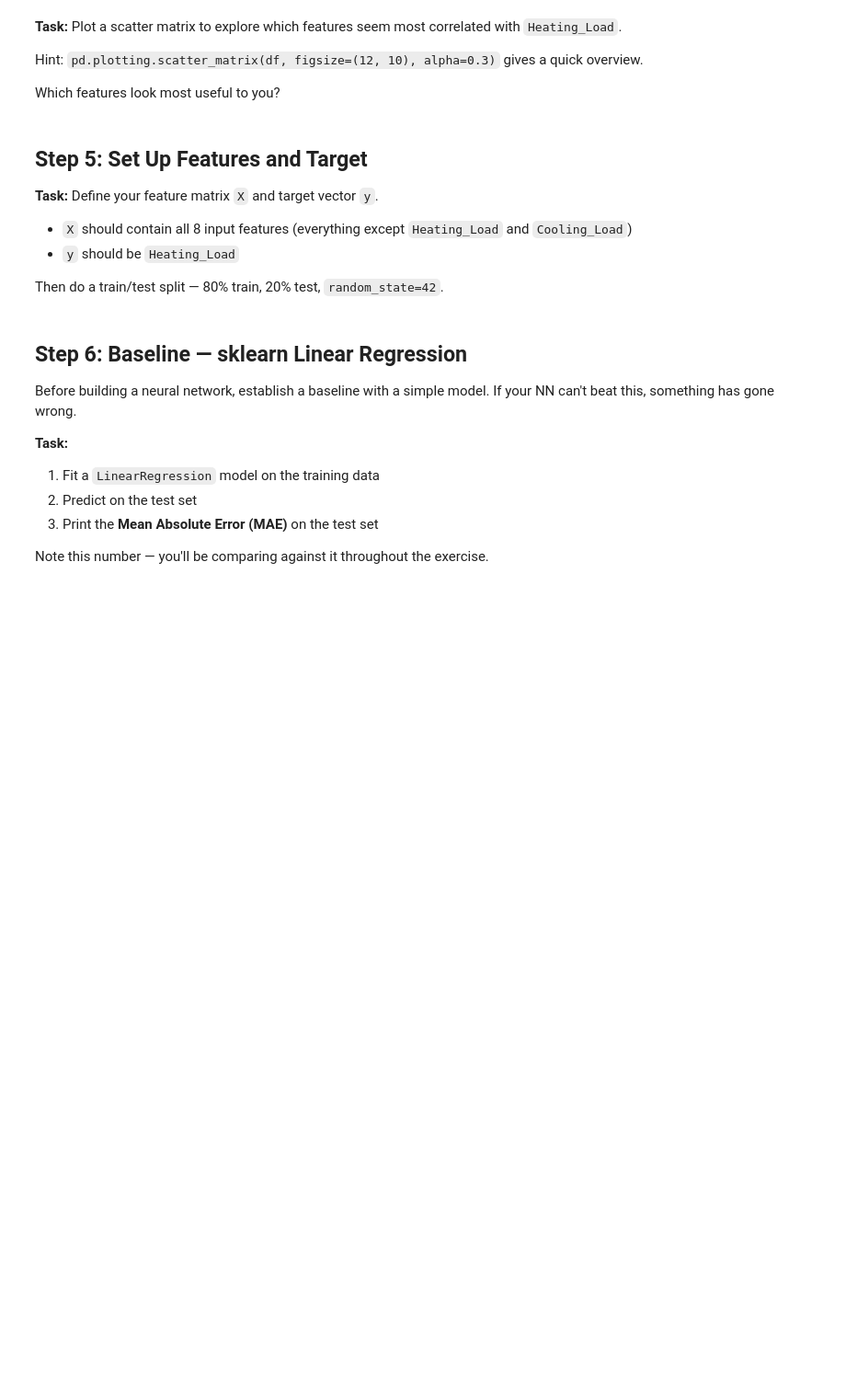
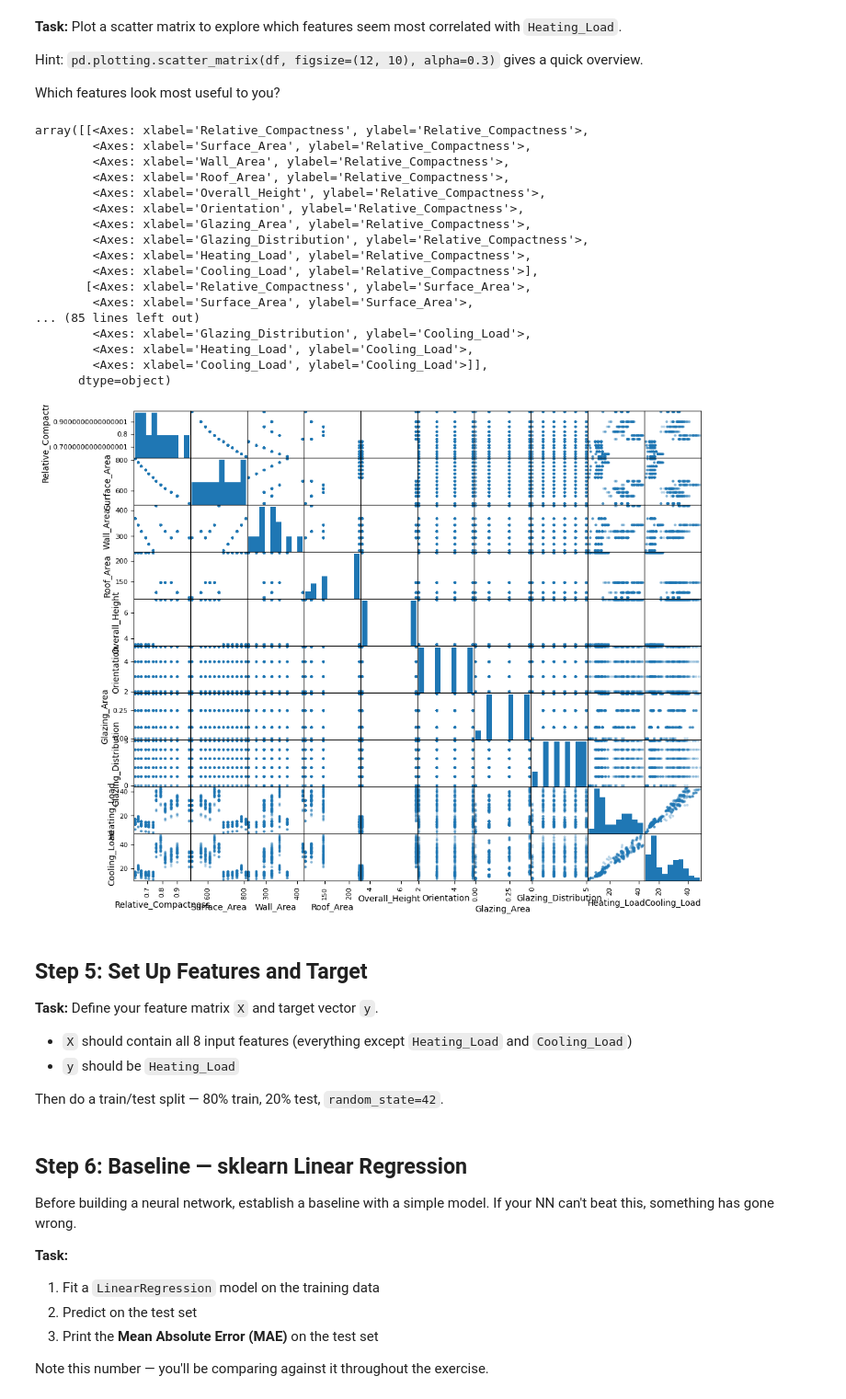
Before and after one commit to ArielCNunes/ML_Labs, a Jupyter notebook: lab-8/Energy_Efficiency_NN_Exercise.ipynb, the cells around one changed output. Shown at 92% size. Saved outputs shown, nothing was run; the diff lists cells and outputs as text; code cells hidden in the pictures; blank space fills up the shorter version.

```diff
--- a/lab-8/Energy_Efficiency_NN_Exercise.ipynb
+++ b/lab-8/Energy_Efficiency_NN_Exercise.ipynb
@@ -87,7 +154,26 @@ Hint: `pd.plotting.scatter_matrix(df, figsize=(12, 10), alpha=0.3)` gives a quic
 
 Which features look most useful to you?
 # %%
-# your code here
+pd.plotting.scatter_matrix(df, figsize=(12, 10), alpha=0.3)
+# %% [output]
+array([[<Axes: xlabel='Relative_Compactness', ylabel='Relative_Compactness'>,
+        <Axes: xlabel='Surface_Area', ylabel='Relative_Compactness'>,
+        <Axes: xlabel='Wall_Area', ylabel='Relative_Compactness'>,
+        <Axes: xlabel='Roof_Area', ylabel='Relative_Compactness'>,
+        <Axes: xlabel='Overall_Height', ylabel='Relative_Compactness'>,
+        <Axes: xlabel='Orientation', ylabel='Relative_Compactness'>,
+        <Axes: xlabel='Glazing_Area', ylabel='Relative_Compactness'>,
+        <Axes: xlabel='Glazing_Distribution', ylabel='Relative_Compactness'>,
+        <Axes: xlabel='Heating_Load', ylabel='Relative_Compactness'>,
+        <Axes: xlabel='Cooling_Load', ylabel='Relative_Compactness'>],
+       [<Axes: xlabel='Relative_Compactness', ylabel='Surface_Area'>,
+        <Axes: xlabel='Surface_Area', ylabel='Surface_Area'>,
+... (85 lines left out)
+        <Axes: xlabel='Glazing_Distribution', ylabel='Cooling_Load'>,
+        <Axes: xlabel='Heating_Load', ylabel='Cooling_Load'>,
+        <Axes: xlabel='Cooling_Load', ylabel='Cooling_Load'>]],
+      dtype=object)
+[figure, added]
 # %% [markdown]
 ## Step 5: Set Up Features and Target
 
```
Also changed, not shown: parts of 19 cells of this notebook, 9 other files.
